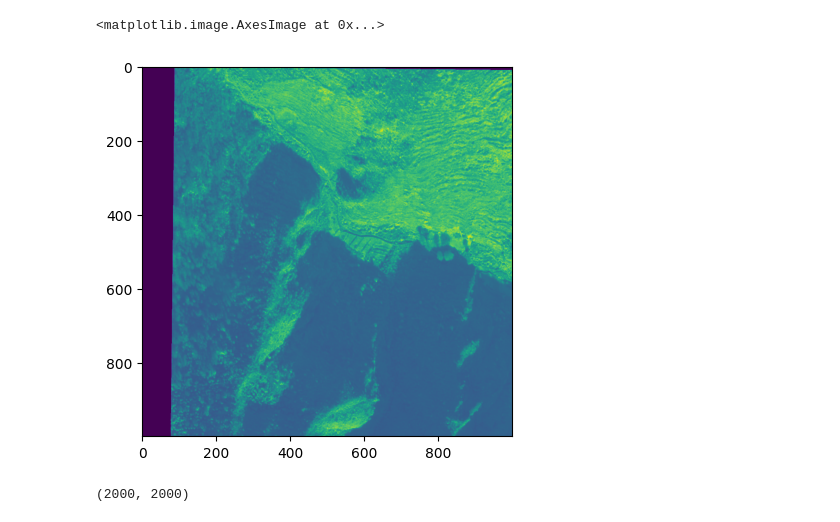
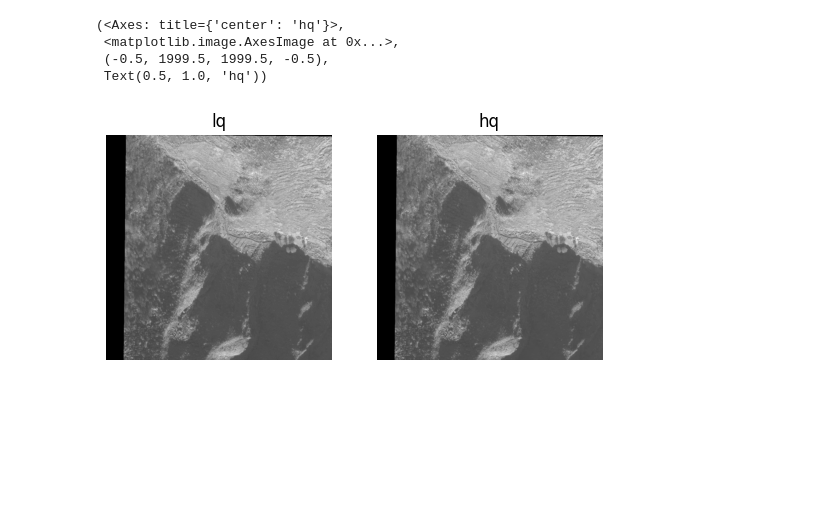
Before and after one commit to HLImg/py2cpp, a Jupyter notebook: debug.ipynb, the cells around one changed output. Drawn from its saved outputs; the diff is of its cells as text; code cells hidden in the pictures; blank space fills up the shorter version.

```diff
--- a/debug.ipynb
+++ b/debug.ipynb
@@ -10,12 +10,12 @@ hq = loadmat(f"test/test_sr{i}.mat")['data']
 # %%
 lq = lq / lq.max()
 hq = hq / hq.max()
-# %%
-plt.imshow(lq)
-# %% [output]
-<matplotlib.image.AxesImage at 0x...>
-[figure, removed]
-# %%
-hq.shape
-# %% [output]
-(2000, 2000)
+# %%
+plt.subplot(121), plt.imshow(lq, 'gray'), plt.axis('off'), plt.title('lq')
+plt.subplot(122), plt.imshow(hq, 'gray'), plt.axis('off'), plt.title('hq')
+# %% [output]
+(<Axes: title={'center': 'hq'}>,
+ <matplotlib.image.AxesImage at 0x...>,
+ (-0.5, 1999.5, 1999.5, -0.5),
+ Text(0.5, 1.0, 'hq'))
+[figure, added]
```
Also changed, not shown: 3 other files.
